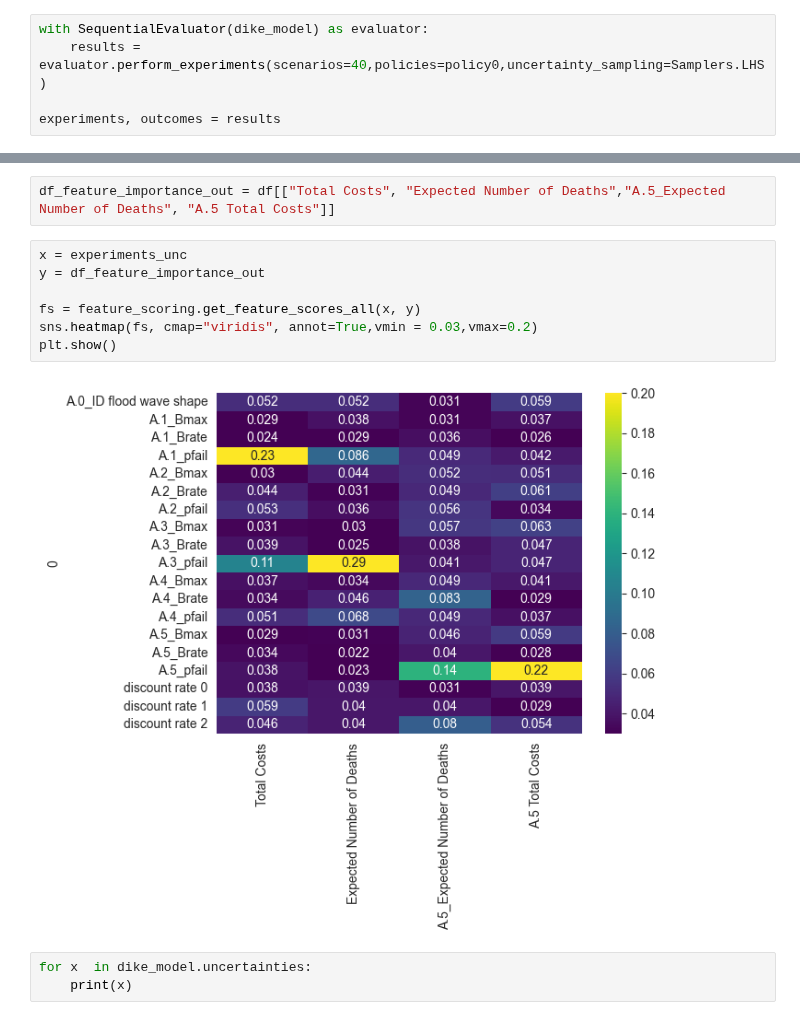
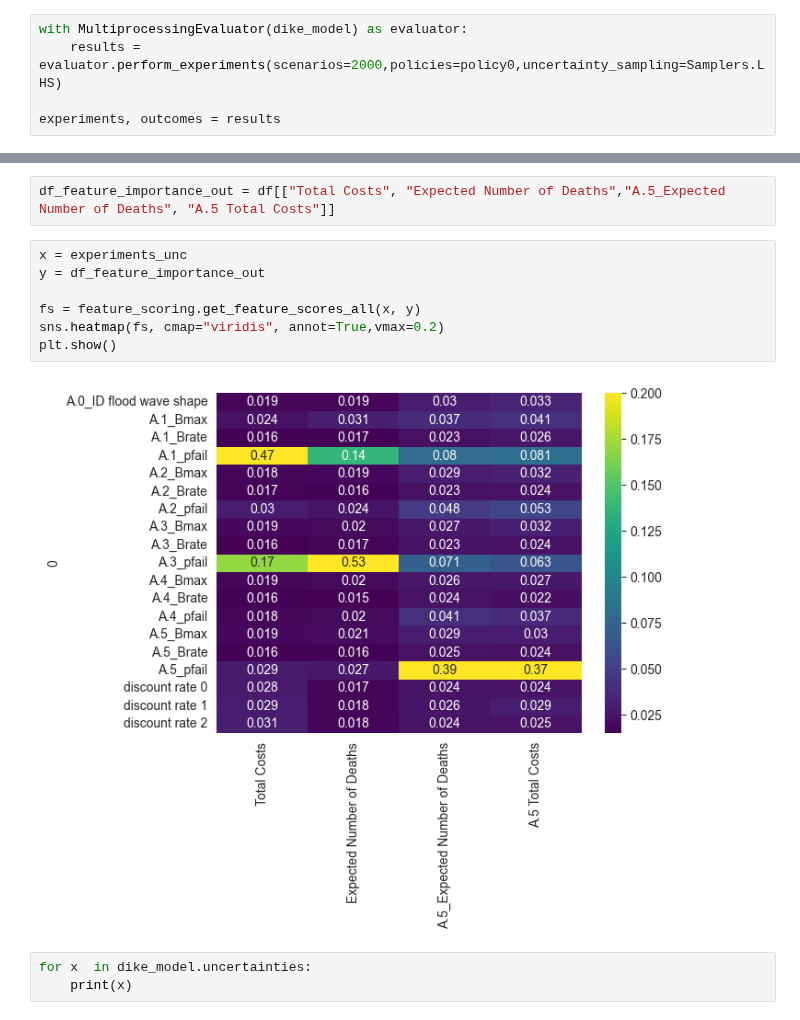
Before and after one commit to roesel1/EPA141A---MD, a Jupyter notebook: final assignment/Open_Exploration.ipynb, the cells around one changed output, grey strips where cells are left out. Drawn from its saved outputs; the diff is of its cells as text.

```diff
--- a/final assignment/Open_Exploration.ipynb
+++ b/final assignment/Open_Exploration.ipynb
@@ -49,8 +49,8 @@ for key in dike_model.levers:
 
 policy0 = Policy("Policy 0", **pol0)
 # %%
-with SequentialEvaluator(dike_model) as evaluator:
-    results = evaluator.perform_experiments(scenarios=40,policies=policy0,uncertainty_sampling=Samplers.LHS)
+with MultiprocessingEvaluator(dike_model) as evaluator:
+    results = evaluator.perform_experiments(scenarios=2000,policies=policy0,uncertainty_sampling=Samplers.LHS)
 
 experiments, outcomes = results
 # %%
@@ -71,12 +71,12 @@ df_feature_importance_out = df[["Total Costs", "Expected Number of Deaths","A.5_
 # %%
 x = experiments_unc
 y = df_feature_importance_out
 
 fs = feature_scoring.get_feature_scores_all(x, y)
-sns.heatmap(fs, cmap="viridis", annot=True,vmin = 0.03,vmax=0.2)
+sns.heatmap(fs, cmap="viridis", annot=True,vmax=0.2)
 plt.show()
 # %% [output]
-[figure, old version]
+[figure, new version]
 # %%
 for x  in dike_model.uncertainties:
     print(x)
```
Also changed, not shown: parts of 17 cells of this notebook.
